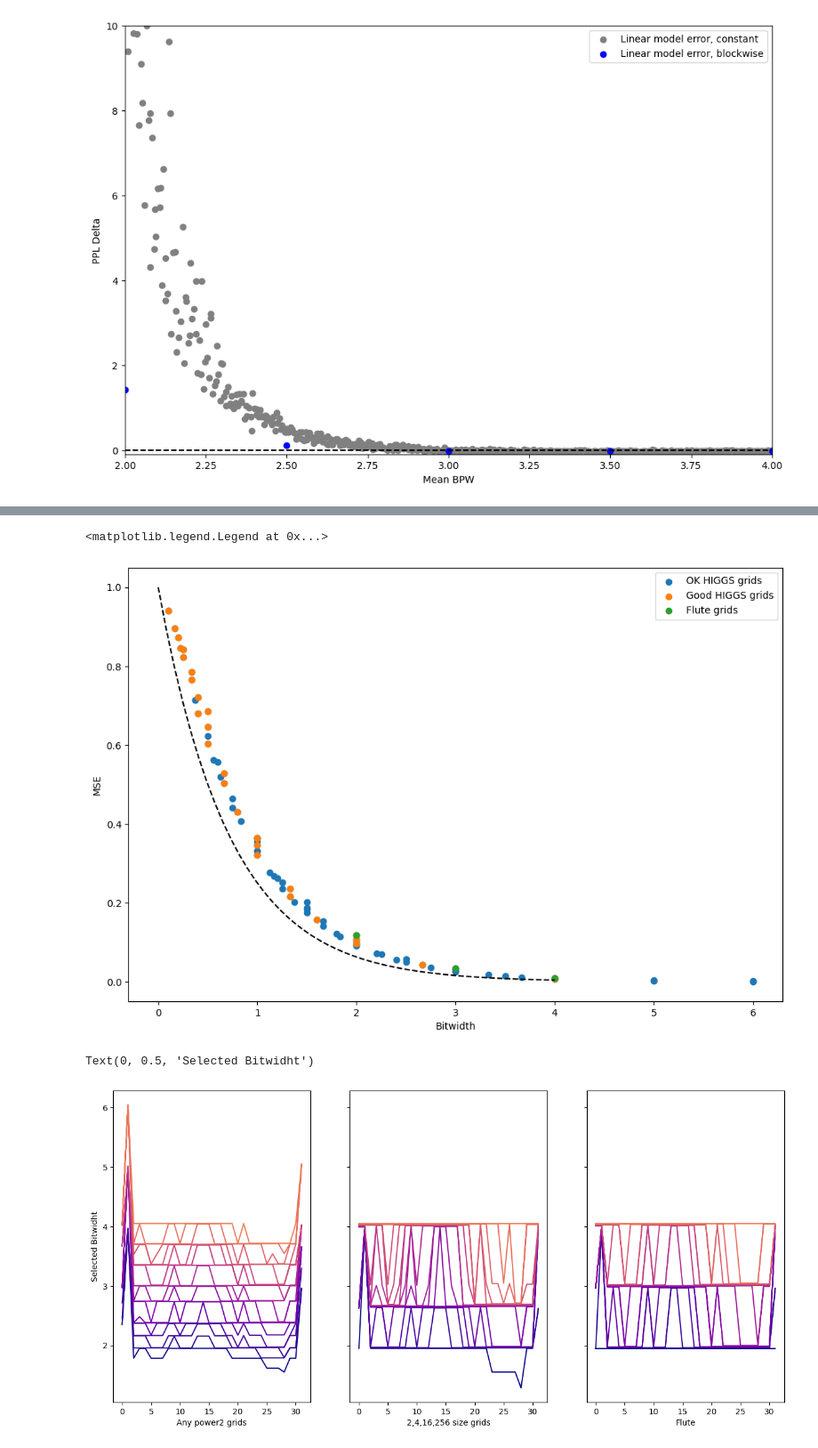
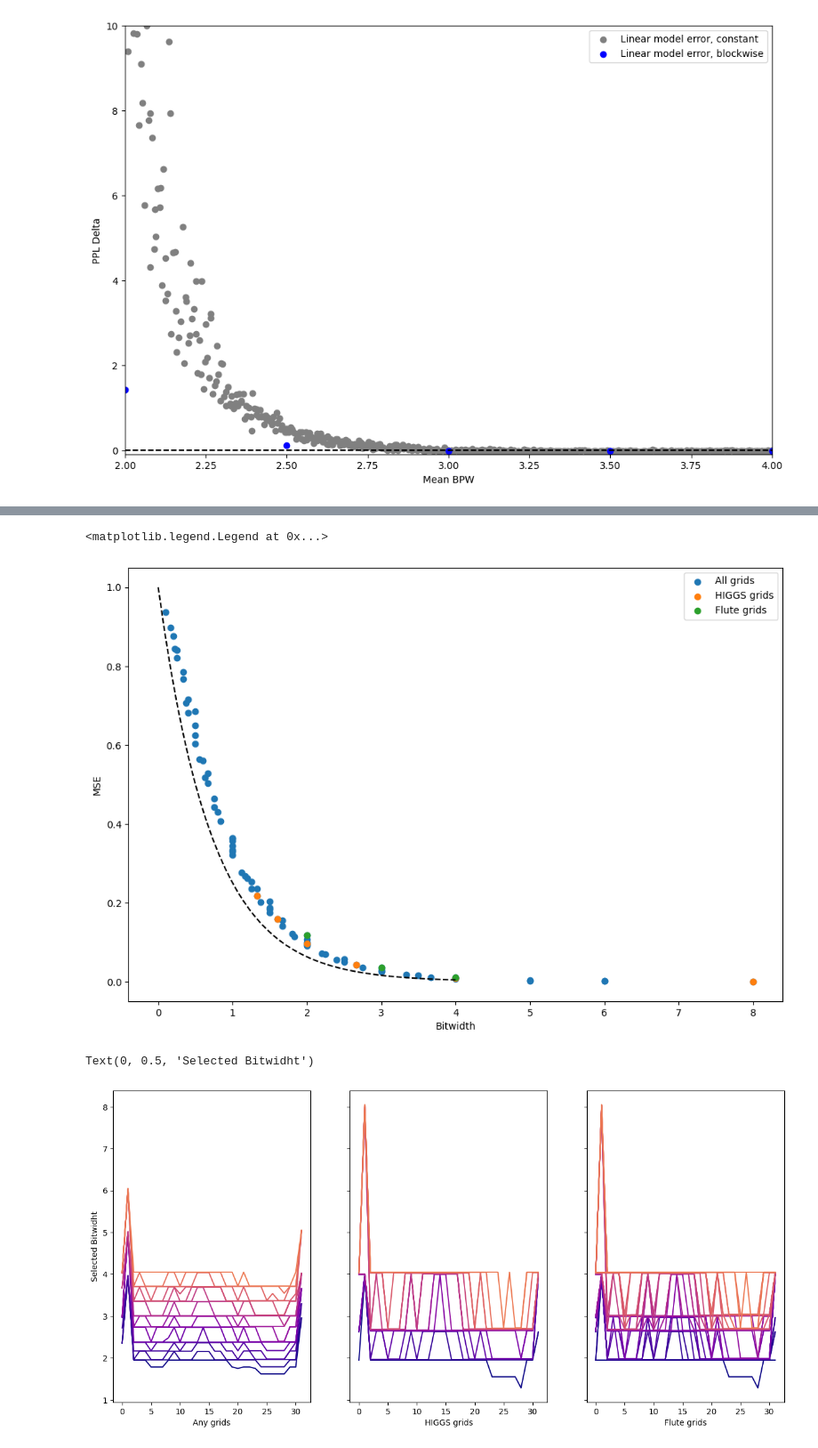
Before and after one commit to galqiwi/linear-layer-compression, a Jupyter notebook: Andrei/gptq/plots.ipynb, the cells around one changed output, grey strips where cells are left out. Shown: that part at 89% size. Cells and saved outputs as stored; diff of their text form; code cells hidden in the pictures.

Commit message:
6 bits and better plots

```diff
--- a/Andrei/gptq/plots.ipynb
+++ b/Andrei/gptq/plots.ipynb
@@ -421,9 +402,13 @@ env: CUDA_VISIBLE_DEVICES=7
 import numpy as np
 import matplotlib.pyplot as plt
 
-plt.scatter([v["bits"] for v in good_grids_with_mse], [v["mse"] for v in good_grids_with_mse], label="OK HIGGS grids")
-plt.scatter([v["bits"] for v in good_grids_with_mse if v["edenn_n"] in [2, 4, 16, 256]], [v["mse"] for v in good_grids_with_mse if v["edenn_n"] in [2, 4, 16, 256]], label="Good HIGGS grids")
-plt.scatter([v["bits"] for v in good_grids_with_mse if v["edenn_n"] in [4, 8, 16] and v["edenn_d"] == 1], [v["mse"] for v in good_grids_with_mse if v["edenn_n"] in [4, 8, 16] and v["edenn_d"] == 1], label="Flute grids")
+higgs_grids = [grid for grid in good_grids_with_mse if grid['edenn_n'] == 256 and grid['bits'] >= 1.3]
+flute_grids = [grid for grid in good_grids_with_mse if grid["edenn_n"] in [4, 8, 16] and grid["edenn_d"] == 1]
+higgs_flute_grids = higgs_grids + flute_grids
+
+plt.scatter([v["bits"] for v in good_grids_with_mse], [v["mse"] for v in good_grids_with_mse], label="All grids")
+plt.scatter([v["bits"] for v in higgs_grids], [v["mse"] for v in higgs_grids], label="HIGGS grids")
+plt.scatter([v["bits"] for v in flute_grids], [v["mse"] for v in flute_grids], label="Flute grids")
 
 plt.plot(np.linspace(0, 4), np.power(4, -np.linspace(0, 4)), linestyle="--", color="black")
 
@@ -433,7 +418,7 @@ plt.ylabel("MSE")
 plt.legend()
 # %% [output]
 <matplotlib.legend.Legend at 0x...>
-[figure, old version]
+[figure, new version]
 # %%
 from ortools.linear_solver import pywraplp
 
@@ -471,6 +456,7 @@ cmap = mpl.colormaps["plasma"]
 any_configurations = set()
 higgs_configurations = set()
 flute_configurations = set()
+higgs_flute_configurations = set()
 
 fig, axs = plt.subplots(1, 3, figsize=(15, 7), sharey=True)
 
@@ -482,39 +468,50 @@ for target_bitwidht in tqdm(np.linspace(2.0, 4.0, num=20), desc="Processing bitw
         axs[0].plot(
             np.array([girds_to_map_to[i]["bits"] for i in indices]) + 0.05 * (target_bitwidht - 3.0),
             color=cmap((target_bitwidht -  2) / (5 - 2)),
             label=f"Avg. Bitwidth: {avg_bits:.2f} < {target_bitwidht:.2f}"
         )
         any_configurations.add(tuple(indices))
 
     # HIGGS
-    girds_to_map_to = [grid for grid in good_grids_with_mse if grid["edenn_n"] in [2, 4, 8, 16, 256]] # good HIGGS
+    girds_to_map_to = higgs_grids
     avg_bits, indices = find_grids_with_budget(slopes, np.ones((32,)) / 32, target_bitwidht, [grid["bits"] for grid in girds_to_map_to], [grid["mse"] for grid in girds_to_map_to])
     if tuple(indices) not in higgs_configurations:
         axs[1].plot(
             np.array([girds_to_map_to[i]["bits"] for i in indices]) + 0.05 * (target_bitwidht - 3.0),
             color=cmap((target_bitwidht -  2) / (5 - 2)),
             label=f"Avg. Bitwidth: {avg_bits:.2f} < {target_bitwidht:.2f}"
         )
         higgs_configurations.add(tuple(indices))
 
     # FLUTE
-    girds_to_map_to = [grid for grid in good_grids_with_mse if grid["edenn_n"] in [4, 8, 16] and grid["edenn_d"] == 1] # FLUTE supported
+    girds_to_map_to = flute_grids
     avg_bits, indices = find_grids_with_budget(slopes, np.ones((32,)) / 32, target_bitwidht, [grid["bits"] for grid in girds_to_map_to], [grid["mse"] for grid in girds_to_map_to])
     if tuple(indices) not in flute_configurations:
         axs[2].plot(
             np.array([girds_to_map_to[i]["bits"] for i in indices]) + 0.05 * (target_bitwidht - 3.0),
             color=cmap((target_bitwidht -  2) / (5 - 2)),
             label=f"Avg. Bitwidth: {avg_bits:.2f} < {target_bitwidht:.2f}"
         )
         flute_configurations.add(tuple(indices))
 
-axs[0].set_xlabel("Any power2 grids")
-axs[1].set_xlabel("2,4,16,256 size grids")
-axs[2].set_xlabel("Flute")
+    # HIGGS + FLUTE
+    girds_to_map_to = higgs_flute_grids
+    avg_bits, indices = find_grids_with_budget(slopes, np.ones((32,)) / 32, target_bitwidht, [grid["bits"] for grid in girds_to_map_to], [grid["mse"] for grid in girds_to_map_to])
+    if tuple(indices) not in higgs_flute_configurations:
+        axs[2].plot(
+            np.array([girds_to_map_to[i]["bits"] for i in indices]) + 0.05 * (target_bitwidht - 3.0),
+            color=cmap((target_bitwidht -  2) / (5 - 2)),
+            label=f"Avg. Bitwidth: {avg_bits:.2f} < {target_bitwidht:.2f}"
+        )
+        higgs_flute_configurations.add(tuple(indices))
+
+axs[0].set_xlabel("Any grids")
+axs[1].set_xlabel("HIGGS grids")
+axs[2].set_xlabel("Flute grids")
 axs[0].set_ylabel("Selected Bitwidht")
 # %% [output]
 Text(0, 0.5, 'Selected Bitwidht')
-[figure, old version]
+[figure, new version]
 # %%
 def get_expected_ppl_gap(slopes, grid_mses, selection):
     return (grid_mses[selection] * slopes).sum()
```
Also changed, not shown: parts of 10 cells of this notebook, 6 other files.
